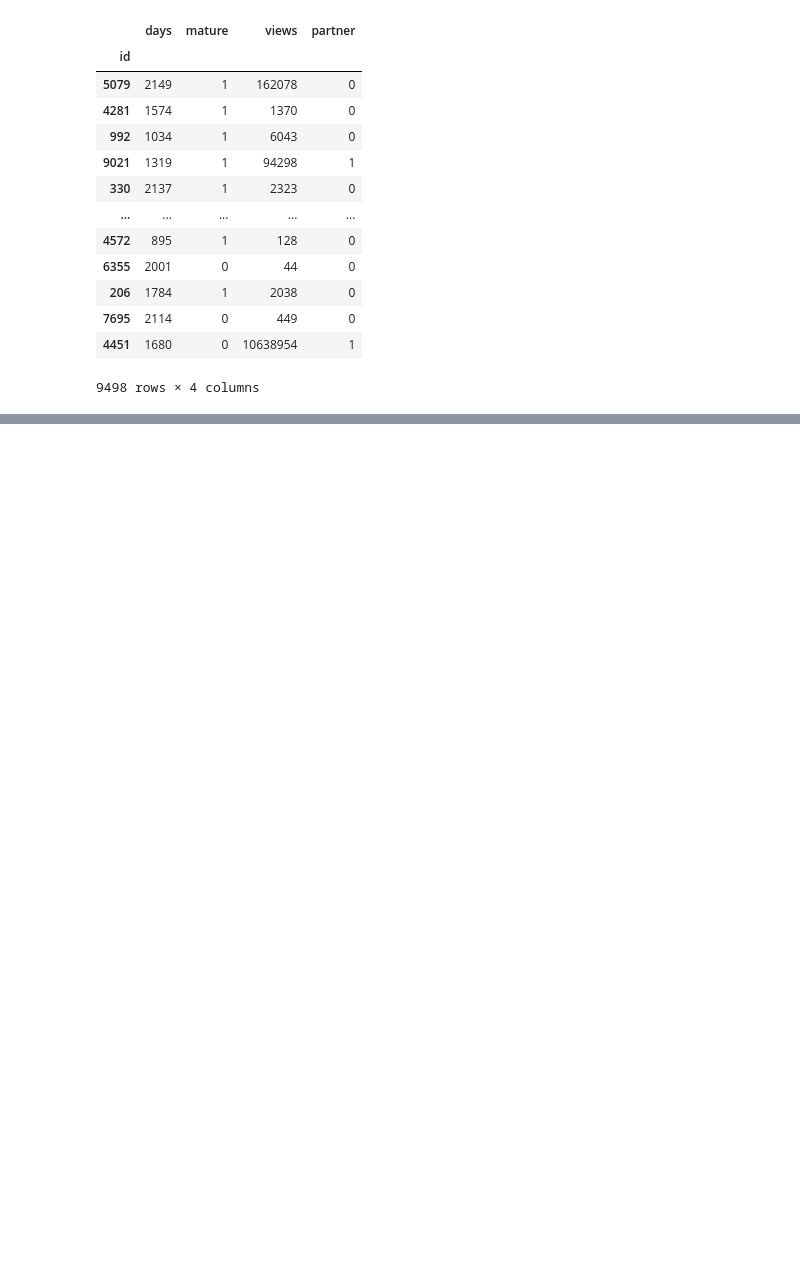
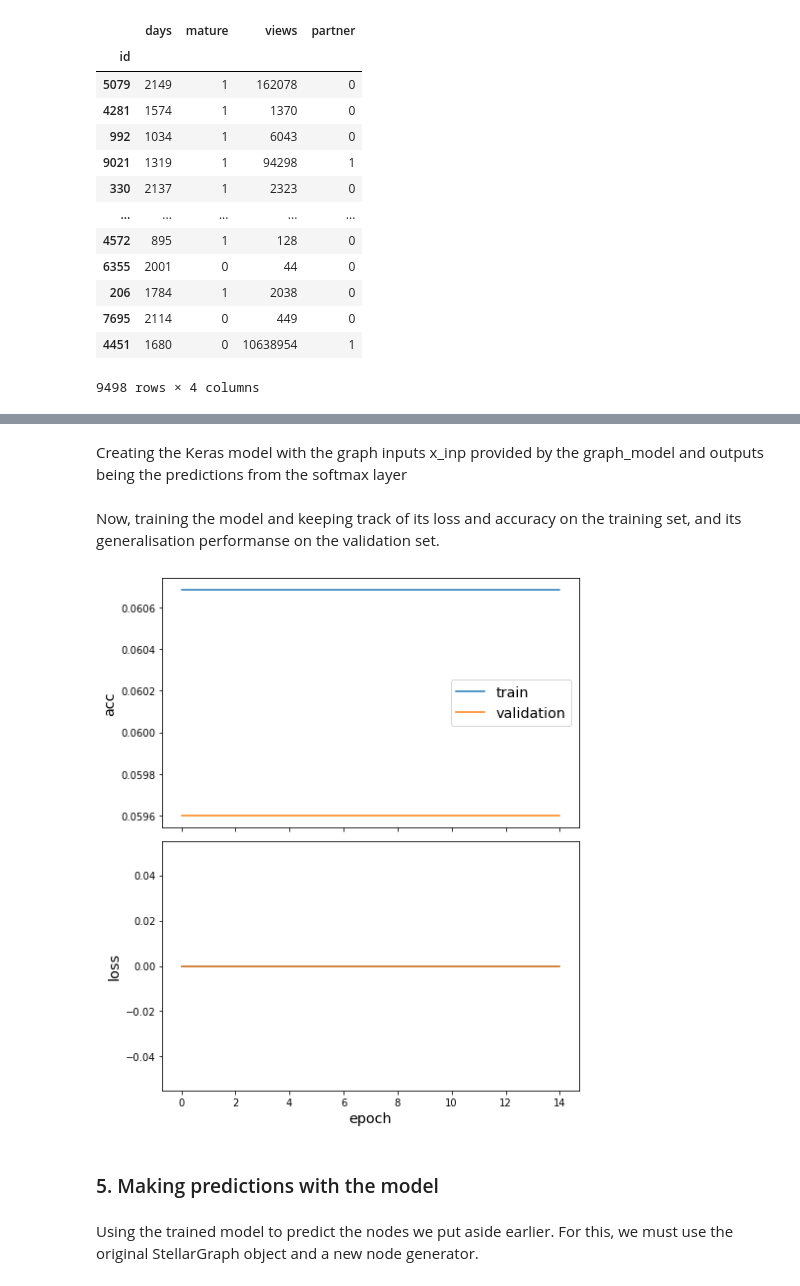
Before and after one commit to SiimSuitslepp/Twitch_social_network, a Jupyter notebook: Twitch_socail_network.ipynb, the cells around one changed output, grey strips where cells are left out. Cells and saved outputs as stored; diff of their text form; code cells hidden in the pictures; blank space fills up the shorter version.

Commit message:
Added GraphSAGE model

```diff
--- a/Twitch_socail_network.ipynb
+++ b/Twitch_socail_network.ipynb
@@ -196,0 +470,4 @@ p.set(title = "Correlation heatmap")
+# %%
+# Creating a model to predict the 2 categories using Keras softmax layers
+x_inp, x_out = graphsage_model.in_out_tensors()
+prediction = layers.Dense(units=train_targets.shape[1], activation="softmax")(x_out)
@@ -196,0 +488,22 @@ p.set(title = "Correlation heatmap")
+# %% [markdown]
+Creating the Keras model with the graph inputs x_inp provided by the graph_model and outputs being the predictions from the softmax layer
+# %%
+model = Model(inputs=x_inp, outputs=prediction)
+model.compile(
+    optimizer=optimizers.Adam(lr=0.005),
+    loss=losses.categorical_crossentropy,
+    metrics=["acc"]
+)
+# %% [markdown]
+Now, training the model and keeping track of its loss and accuracy on the training set, and its generalisation performanse on the validation set.
+# %%
+# Validation data generator
+val_gen = generator.flow(val_labels.index, val_targets)
+# %%
+history = model.fit(
+    train_gen, epochs=15, validation_data=val_gen, verbose=0, shuffle=False
+)
+# %%
+sg.utils.plot_history(history)
+# %% [output]
+[figure, added]
@@ -196,0 +518,4 @@ p.set(title = "Correlation heatmap")
+# %% [markdown]
+### 5. Making predictions with the model
+# %% [markdown]
+Using the trained model to predict the nodes we put aside earlier. For this, we must use the original StellarGraph object and a new node generator.
```
Also changed, not shown: parts of 71 cells of this notebook, 1 other file.
